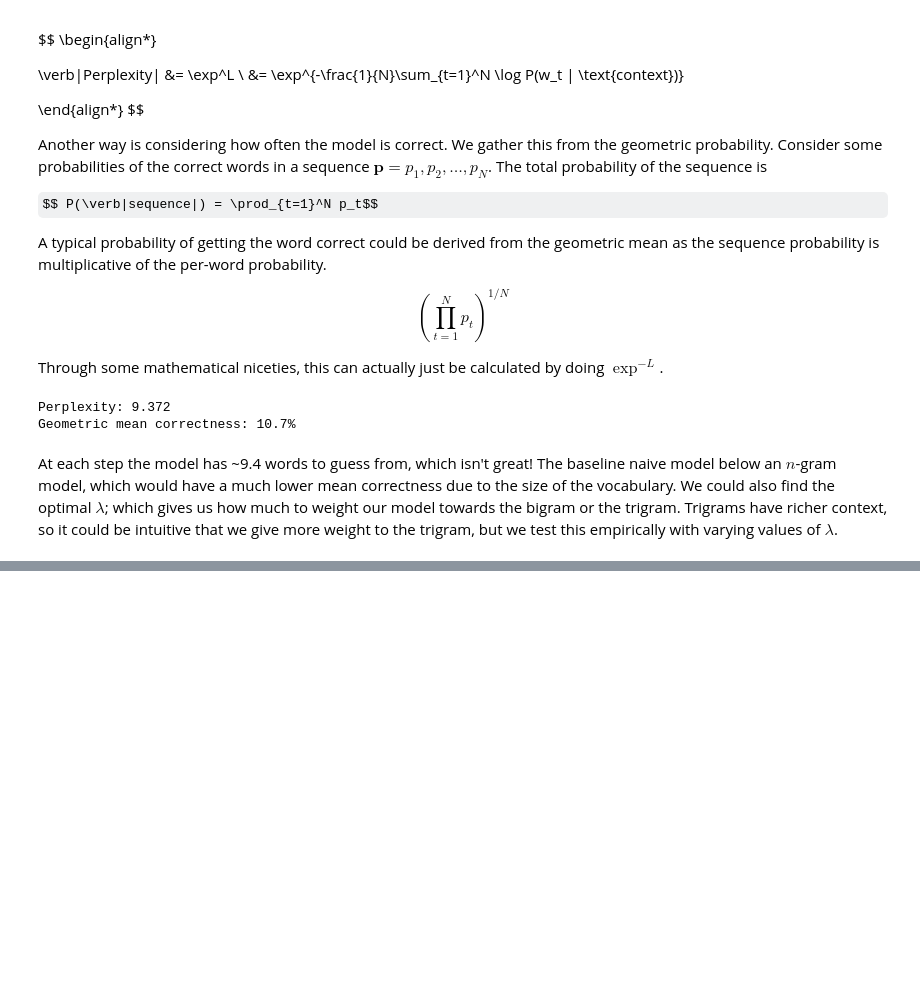
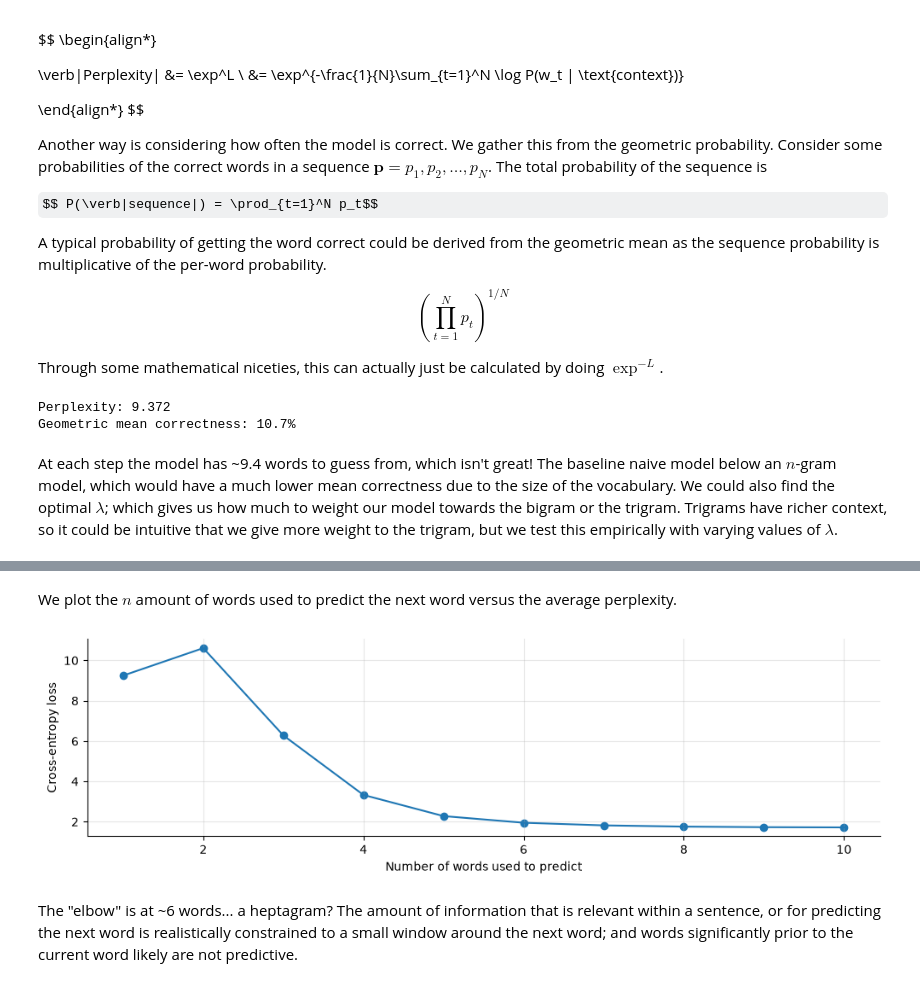
Before and after one commit to notoverfit/language-models, a Jupyter notebook: n_gram/n_gram.ipynb, the cells around one changed output, grey strips where cells are left out. Drawn from its saved outputs; the diff is of its cells as text; code cells hidden in the pictures; some formulas as TeX source; blank space fills up the shorter version.

```diff
--- a/n_gram/n_gram.ipynb
+++ b/n_gram/n_gram.ipynb
@@ -193,0 +247,11 @@ At each step the model has ~9.4 words to guess from, which isn't great! The base
+# %%
+def loss_at_n_tuples(counter: defaultdict, words: tuple, word: str):
+    candidates = counter[words]
+
+    if not candidates: return 0
+
+    probability = candidates[word] / sum(candidates.values())
+    if probability == 0:
+        probability = 1e-9
+
+    return -math.log(probability)
@@ -193,0 +298,16 @@ At each step the model has ~9.4 words to guess from, which isn't great! The base
+# %% [markdown]
+We plot the $n$ amount of words used to predict the next word versus the average perplexity.
+# %%
+loss_at_n_df = pd.DataFrame(loss_at_n)
+
+plt.figure(figsize=(12, 3))
+plt.scatter(loss_at_n_df['n'], loss_at_n_df['average_loss'])
+plt.plot(loss_at_n_df['n'], loss_at_n_df['average_loss'])
+plt.grid(alpha=0.3)
+plt.xlabel('Number of words used to predict')
+plt.ylabel('Cross-entropy loss')
+sns.despine()
+# %% [output]
+[figure, added]
+# %% [markdown]
+The "elbow" is at ~6 words... a heptagram? The amount of information that is relevant within a sentence, or for predicting the next word is realistically constrained to a small window around the next word; and words significantly prior to the current word likely are not predictive.
```
Also changed, not shown: parts of 10 cells of this notebook.
